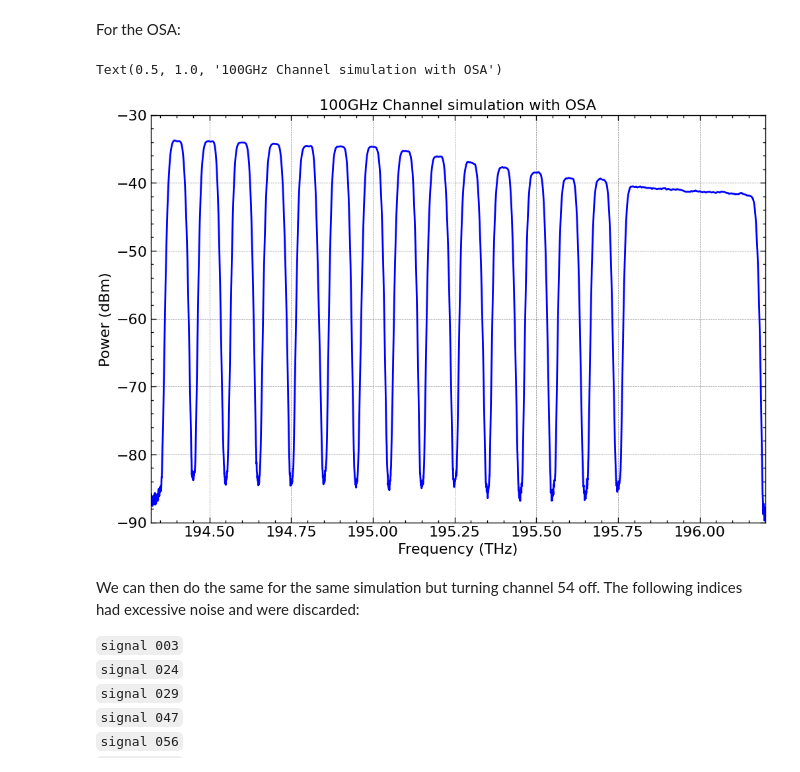
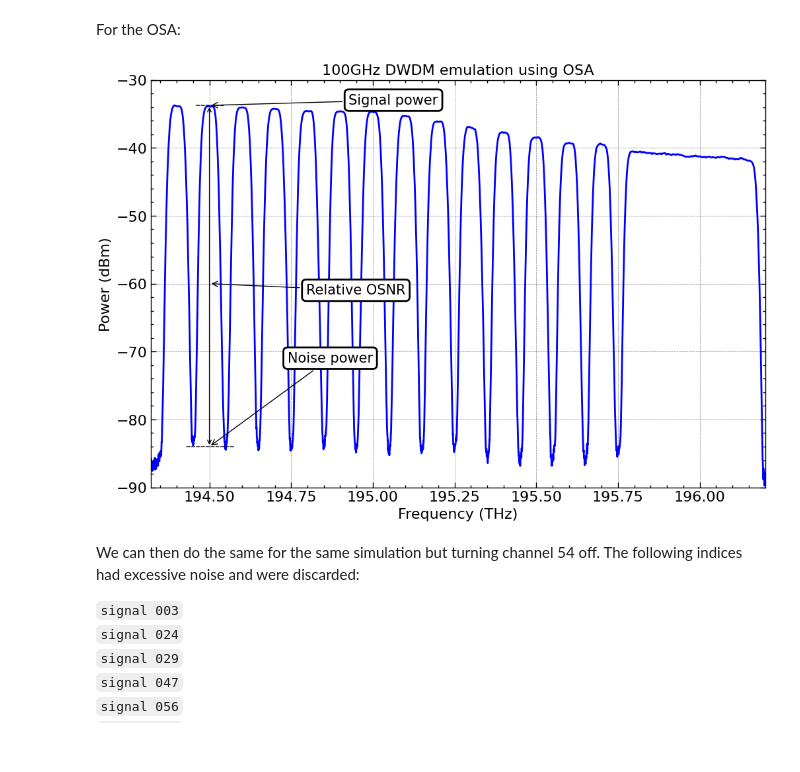
Before and after one commit to seanie5011/OSNR_fyp, a Jupyter notebook: graphs.ipynb, the cells around one changed output. Saved outputs shown, nothing was run; the diff lists cells and outputs as text; code cells hidden in the pictures.

```diff
--- a/graphs.ipynb
+++ b/graphs.ipynb
@@ -270,34 +325,86 @@ For the OSA:
 # %%
 # the number of lines we need to skip to get to the data
 skiprows = 29
 # import the data from the file
 # note we have to skip certain rows as they contain settings data
 # unpack=True automatically transposes the data so we dont have to
 x, y = np.loadtxt('Data/OSA/OSA_SIGNAL_000.CSV', delimiter=',', skiprows=skiprows, unpack=True)
 
 # PLOTTING
 fig, ax = plt.subplots(
         1,
         1,
         figsize=(12, 8),
     )
 
 ax.plot(nm_to_THz(x), y, 'b')
 
 #ax.legend()
 
+# annotate the OSNR
+ax.annotate(
+    f'Relative OSNR',
+    xy=(194.5,-60),
+    xycoords='data',
+    xytext=(195.1,-60),
+    textcoords='data',
+    rotation=0,
+    size=15,
+    bbox=dict(boxstyle="round", facecolor="w", lw=2),
+    horizontalalignment='right',
+    verticalalignment='top',
+    arrowprops=dict(arrowstyle="->", lw=1),
+)
+# annotate the optical power
+ax.annotate(
+    f'Signal power',
+    xy=(194.5,-33.75),
+    xycoords='data',
+    xytext=(195.2,-32),
+    textcoords='data',
+    rotation=0,
+    size=15,
+    bbox=dict(boxstyle="round", facecolor="w", lw=2),
+    horizontalalignment='right',
+    verticalalignment='top',
+    arrowprops=dict(arrowstyle="->", lw=1),
+)
+# annotate the noise power
+ax.annotate(
+    f'Noise power',
+    xy=(194.5,-84),
+    xycoords='data',
+    xytext=(195,-70),
+    textcoords='data',
+    rotation=0,
+    size=15,
+    bbox=dict(boxstyle="round", facecolor="w", lw=2),
+    horizontalalignment='right',
+    verticalalignment='top',
+    arrowprops=dict(arrowstyle="->", lw=1),
+)
+
+# topline
+ax.annotate("",xy=(194.45,-33.75),xytext=(194.55,-33.75),xycoords="data",
+  arrowprops=dict(arrowstyle="-", ls='--',lw=1))
+# bottomline
+ax.annotate("",xy=(194.42,-84),xytext=(194.58,-84),xycoords="data",
+  arrowprops=dict(arrowstyle="-", ls='--',lw=1))
+# arrow
+ax.annotate("",xy=(194.5,-33.75),xytext=(194.5,-84),xycoords="data",
+  arrowprops=dict(arrowstyle="<->", ls='-',lw=1))
+
 ax.set_xlim(194.32, 196.2)
 ax.set_ylim(-90, -30)
 
 ax.set_ylabel('Power (dBm)')
 ax.set_xlabel('Frequency (THz)')
 
-ax.set_title('100GHz Channel simulation with OSA')
+ax.set_title('100GHz DWDM emulation using OSA')
 
-#plt.savefig('100GHz_sim_osa.jpg', bbox_inches='tight')
+#plt.savefig('all_range_osa.pdf', bbox_inches='tight')
 # %% [output]
-Text(0.5, 1.0, '100GHz Channel simulation with OSA')
-[figure, old version]
+[figure, new version]
 # %% [markdown]
 We can then do the same for the same simulation but turning channel 54 off. The following indices had excessive noise and were discarded:
 
```
Also changed, not shown: parts of 7 cells of this notebook, 1 other file.
